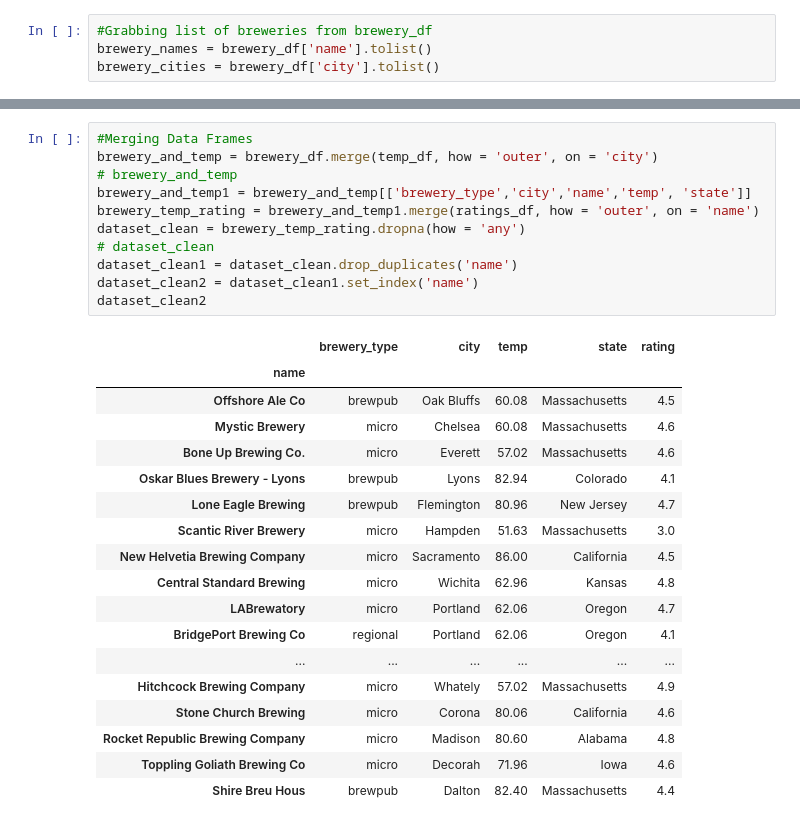
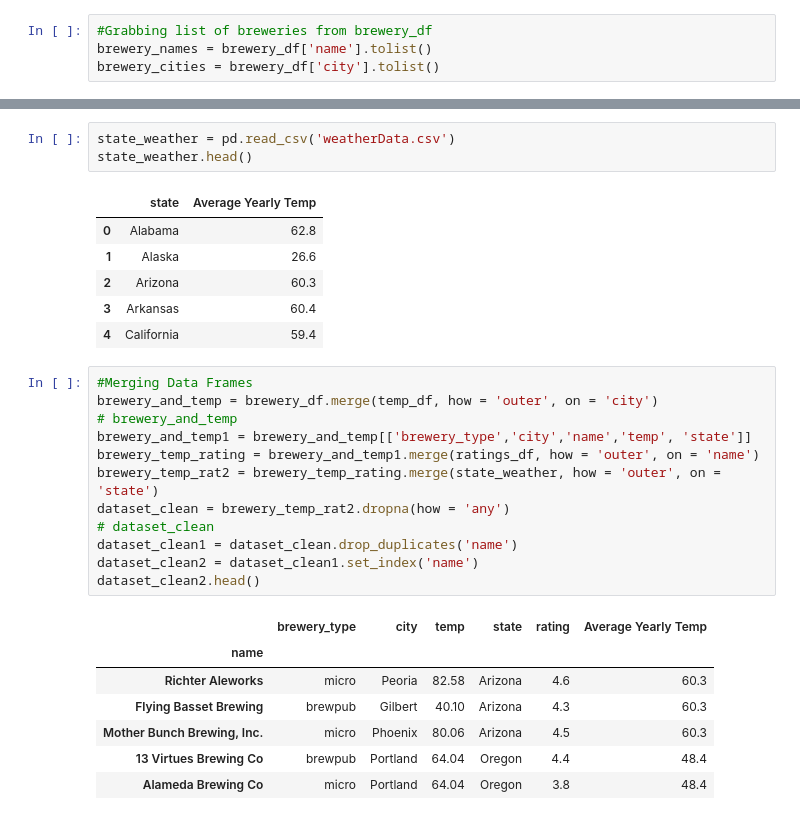
Before and after one commit to gmurphy794/InfoBeermatics, a Jupyter notebook: Beer Project.ipynb, the cells around one changed output, grey strips where cells are left out. Drawn from its saved outputs; the diff is of its cells as text.

```diff
--- a/Beer Project.ipynb
+++ b/Beer Project.ipynb
@@ -239,33 +240,33 @@ ratings_df
+# %%
+state_weather = pd.read_csv('weatherData.csv')
+state_weather.head()
+# %% [output]
+|  | state | Average Yearly Temp |
+| 0 | Alabama | 62.8 |
+| 1 | Alaska | 26.6 |
+| 2 | Arizona | 60.3 |
+| 3 | Arkansas | 60.4 |
+| 4 | California | 59.4 |
 # %%
 #Merging Data Frames
 brewery_and_temp = brewery_df.merge(temp_df, how = 'outer', on = 'city')
 # brewery_and_temp
 brewery_and_temp1 = brewery_and_temp[['brewery_type','city','name','temp', 'state']]
 brewery_temp_rating = brewery_and_temp1.merge(ratings_df, how = 'outer', on = 'name')
-dataset_clean = brewery_temp_rating.dropna(how = 'any')
+brewery_temp_rat2 = brewery_temp_rating.merge(state_weather, how = 'outer', on = 'state')
+dataset_clean = brewery_temp_rat2.dropna(how = 'any')
 # dataset_clean
 dataset_clean1 = dataset_clean.drop_duplicates('name')
 dataset_clean2 = dataset_clean1.set_index('name')
-dataset_clean2
+dataset_clean2.head()
 # %% [output]
-|  | brewery_type | city | temp | state | rating |
-| name |  |  |  |  |  |
-| Offshore Ale Co | brewpub | Oak Bluffs | 60.08 | Massachusetts | 4.5 |
-| Mystic Brewery | micro | Chelsea | 60.08 | Massachusetts | 4.6 |
-| Bone Up Brewing Co. | micro | Everett | 57.02 | Massachusetts | 4.6 |
-| Oskar Blues Brewery - Lyons | brewpub | Lyons | 82.94 | Colorado | 4.1 |
-| Lone Eagle Brewing | brewpub | Flemington | 80.96 | New Jersey | 4.7 |
-| Scantic River Brewery | micro | Hampden | 51.63 | Massachusetts | 3.0 |
-| New Helvetia Brewing Company | micro | Sacramento | 86.00 | California | 4.5 |
-| Central Standard Brewing | micro | Wichita | 62.96 | Kansas | 4.8 |
-| LABrewatory | micro | Portland | 62.06 | Oregon | 4.7 |
-| BridgePort Brewing Co | regional | Portland | 62.06 | Oregon | 4.1 |
-| ... | ... | ... | ... | ... | ... |
-| Hitchcock Brewing Company | micro | Whately | 57.02 | Massachusetts | 4.9 |
-| Stone Church Brewing | micro | Corona | 80.06 | California | 4.6 |
-| Rocket Republic Brewing Company | micro | Madison | 80.60 | Alabama | 4.8 |
-| Toppling Goliath Brewing Co | micro | Decorah | 71.96 | Iowa | 4.6 |
-| Shire Breu Hous | brewpub | Dalton | 82.40 | Massachusetts | 4.4 |
+|  | brewery_type | city | temp | state | rating | Average Yearly Temp |
+| name |  |  |  |  |  |  |
+| Richter Aleworks | micro | Peoria | 82.58 | Arizona | 4.6 | 60.3 |
+| Flying Basset Brewing | brewpub | Gilbert | 40.10 | Arizona | 4.3 | 60.3 |
+| Mother Bunch Brewing, Inc. | micro | Phoenix | 80.06 | Arizona | 4.5 | 60.3 |
+| 13 Virtues Brewing Co | brewpub | Portland | 64.04 | Oregon | 4.4 | 48.4 |
+| Alameda Brewing Co | micro | Portland | 64.04 | Oregon | 3.8 | 48.4 |
 # %%
 # Group DataFrame by State
 group_by_state = dataset_clean2.groupby('state')
```
Also changed, not shown: parts of 13 cells of this notebook, 3 other files.
